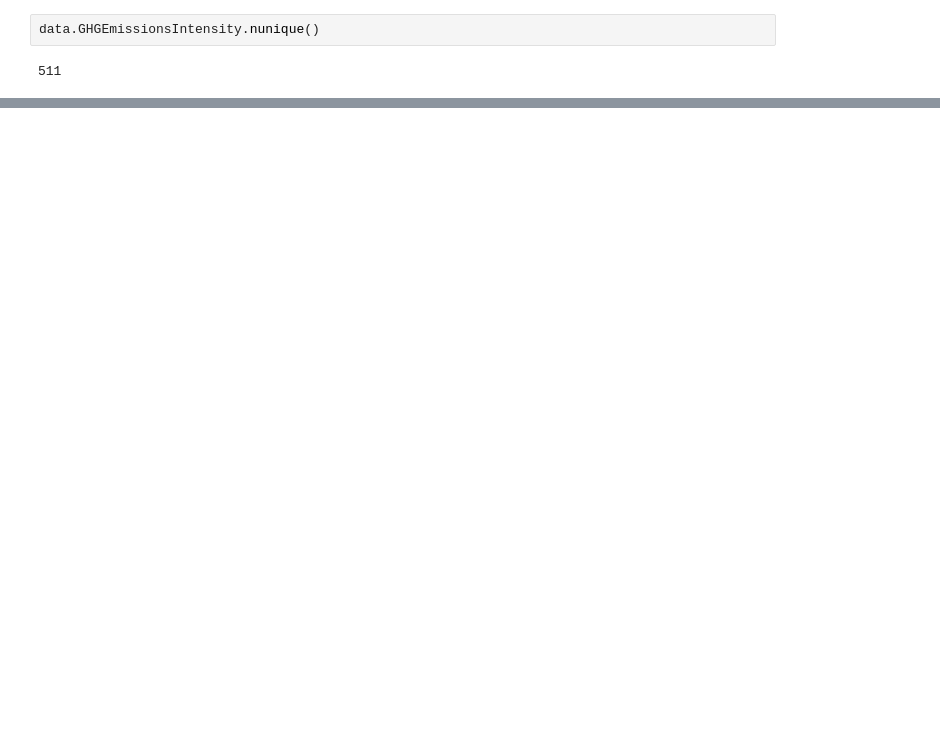
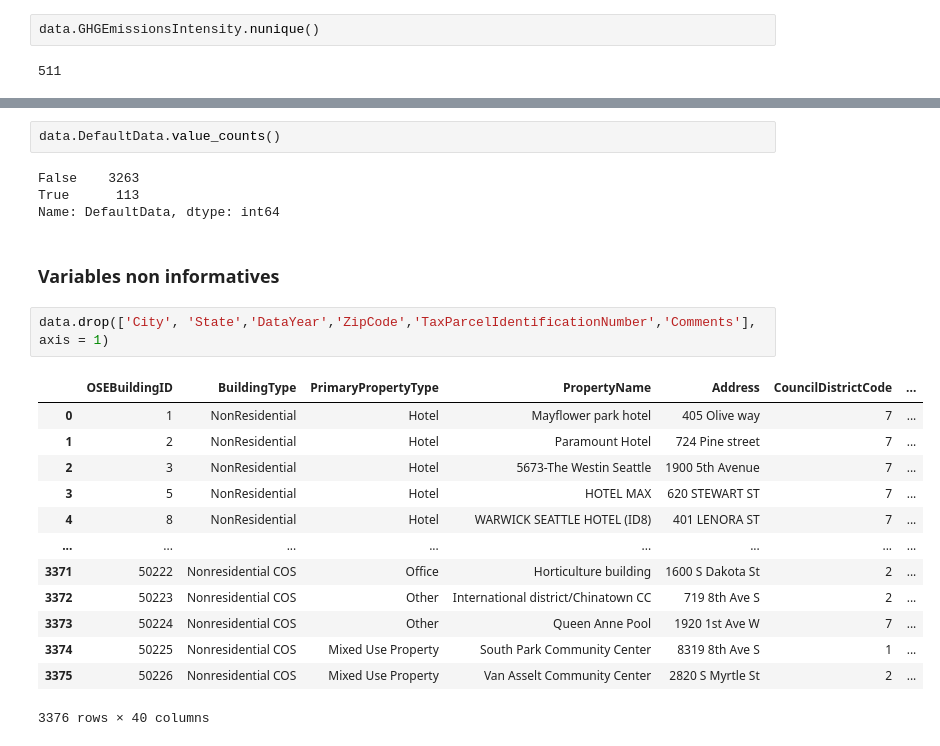
Before and after one commit to ArhurK/P4-Anticipez-les-besoins-en-consommation-de-batiments, a Jupyter notebook: P4.ipynb, the cells around one changed output, grey strips where cells are left out. Saved outputs shown, nothing was run; the diff lists cells and outputs as text; blank space fills up the shorter version.

```diff
--- a/P4.ipynb
+++ b/P4.ipynb
@@ -316,0 +376,24 @@ data.GHGEmissionsIntensity.nunique()
+# %%
+data.DefaultData.value_counts()
+# %% [output]
+False    3263
+True      113
+Name: DefaultData, dtype: int64
+# %% [markdown]
+### Variables non informatives
+# %%
+data.drop(['City', 'State','DataYear','ZipCode','TaxParcelIdentificationNumber','Comments'], axis = 1)
+# %% [output]
+|  | OSEBuildingID | BuildingType | PrimaryPropertyType | PropertyName | Address | CouncilDistrictCode | ... |
+| 0 | 1 | NonResidential | Hotel | Mayflower park hotel | 405 Olive way | 7 | ... |
+| 1 | 2 | NonResidential | Hotel | Paramount Hotel | 724 Pine street | 7 | ... |
+| 2 | 3 | NonResidential | Hotel | 5673-The Westin Seattle | 1900 5th Avenue | 7 | ... |
+| 3 | 5 | NonResidential | Hotel | HOTEL MAX | 620 STEWART ST | 7 | ... |
+| 4 | 8 | NonResidential | Hotel | WARWICK SEATTLE HOTEL (ID8) | 401 LENORA ST | 7 | ... |
+| ... | ... | ... | ... | ... | ... | ... | ... |
+| 3371 | 50222 | Nonresidential COS | Office | Horticulture building | 1600 S Dakota St | 2 | ... |
+| 3372 | 50223 | Nonresidential COS | Other | International district/Chinatown CC | 719 8th Ave S | 2 | ... |
+| 3373 | 50224 | Nonresidential COS | Other | Queen Anne Pool | 1920 1st Ave W | 7 | ... |
+| 3374 | 50225 | Nonresidential COS | Mixed Use Property | South Park Community Center | 8319 8th Ave S | 1 | ... |
+| 3375 | 50226 | Nonresidential COS | Mixed Use Property | Van Asselt Community Center | 2820 S Myrtle St | 2 | ... |
+3376 rows × 40 columns
```
Also changed, not shown: parts of 15 cells of this notebook.
